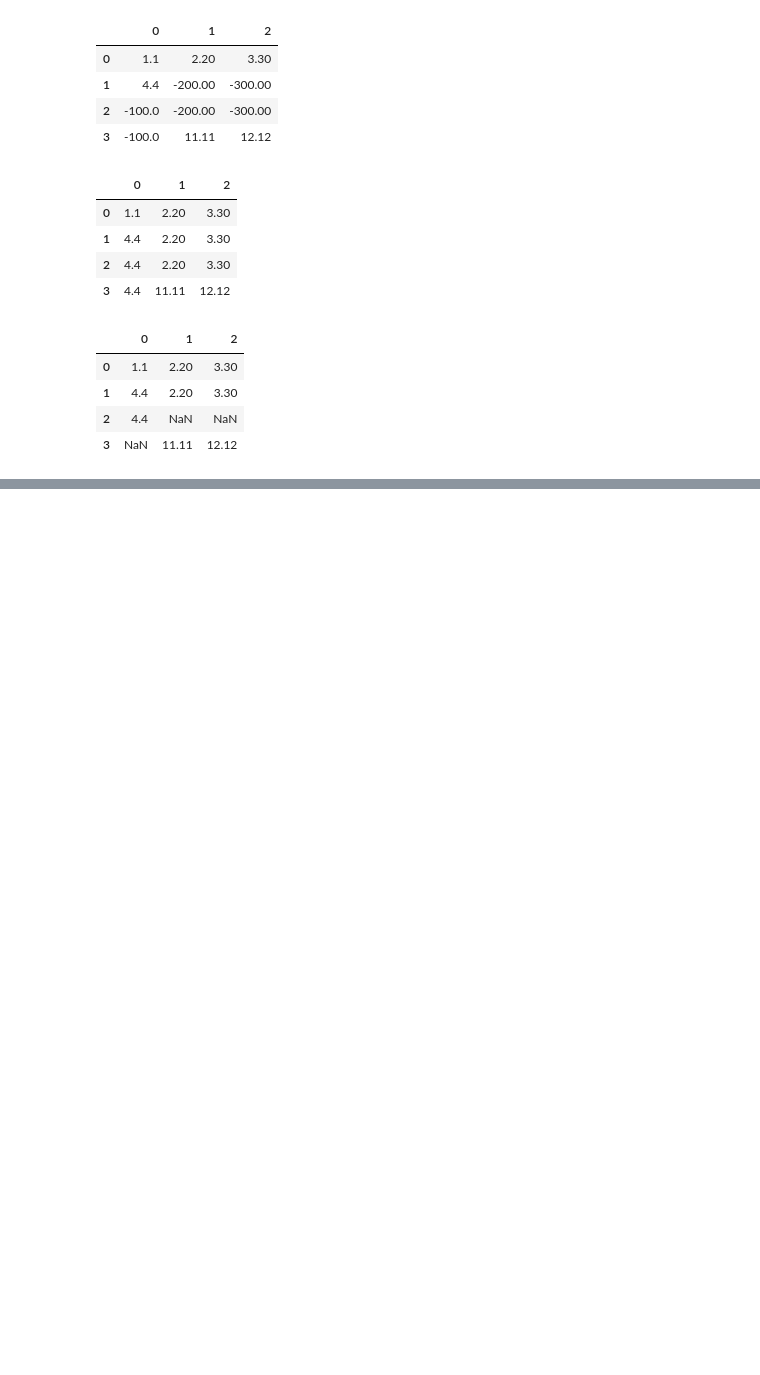
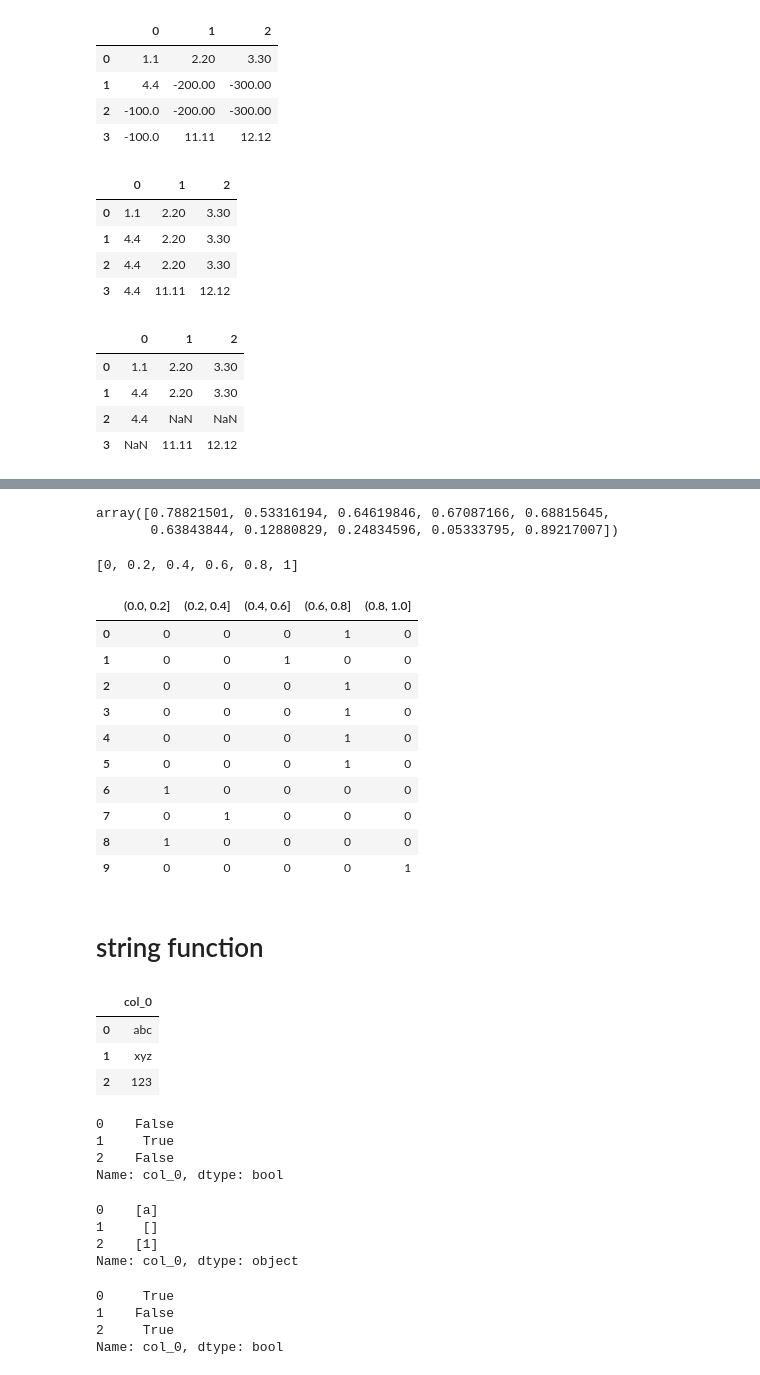
Before and after one commit to srqway/python, a Jupyter notebook: pandas-python/notebook/basic.ipynb, the cells around one changed output, grey strips where cells are left out. Cells and saved outputs as stored; diff of their text form; code cells hidden in the pictures; blank space fills up the shorter version.

```diff
--- a/pandas-python/notebook/basic.ipynb
+++ b/pandas-python/notebook/basic.ipynb
@@ -94,0 +382,58 @@ fillNanDf.fillna(method='ffill', limit=1)
+# %%
+dummyVariable = np.random.rand(10)
+dummyVariable
+# %% [output]
+array([0.78821501, 0.53316194, 0.64619846, 0.67087166, 0.68815645,
+       0.63843844, 0.12880829, 0.24834596, 0.05333795, 0.89217007])
+# %%
+dummyVariableBins = [0, 0.2, 0.4, 0.6, 0.8, 1]
+dummyVariableBins
+# %% [output]
+[0, 0.2, 0.4, 0.6, 0.8, 1]
+# %%
+pd.get_dummies(pd.cut(dummyVariable, dummyVariableBins))
+# %% [output]
+|  | (0.0, 0.2] | (0.2, 0.4] | (0.4, 0.6] | (0.6, 0.8] | (0.8, 1.0] |
+| 0 | 0 | 0 | 0 | 1 | 0 |
+| 1 | 0 | 0 | 1 | 0 | 0 |
+| 2 | 0 | 0 | 0 | 1 | 0 |
+| 3 | 0 | 0 | 0 | 1 | 0 |
+| 4 | 0 | 0 | 0 | 1 | 0 |
+| 5 | 0 | 0 | 0 | 1 | 0 |
+| 6 | 1 | 0 | 0 | 0 | 0 |
+| 7 | 0 | 1 | 0 | 0 | 0 |
+| 8 | 1 | 0 | 0 | 0 | 0 |
+| 9 | 0 | 0 | 0 | 0 | 1 |
+# %% [markdown]
+# string function
+# %%
+stringFunctionDf = pd.DataFrame({
+    'col_0': ['abc', 'xyz', '123']
+})
+stringFunctionDf
+# %% [output]
+|  | col_0 |
+| 0 | abc |
+| 1 | xyz |
+| 2 | 123 |
+# %%
+stringFunctionDf['col_0'].str.contains('xy')
+# %% [output]
+0    False
+1     True
+2    False
+Name: col_0, dtype: bool
+# %%
+stringFunctionDf['col_0'].str.findall('[a1]', flags=re.IGNORECASE)
+# %% [output]
+0    [a]
+1     []
+2    [1]
+Name: col_0, dtype: object
+# %%
+stringFunctionDf['col_0'].str.match('[a1]', flags=re.IGNORECASE)
+# %% [output]
+0     True
+1    False
+2     True
+Name: col_0, dtype: bool
```
Also changed, not shown: parts of 35 cells of this notebook.
